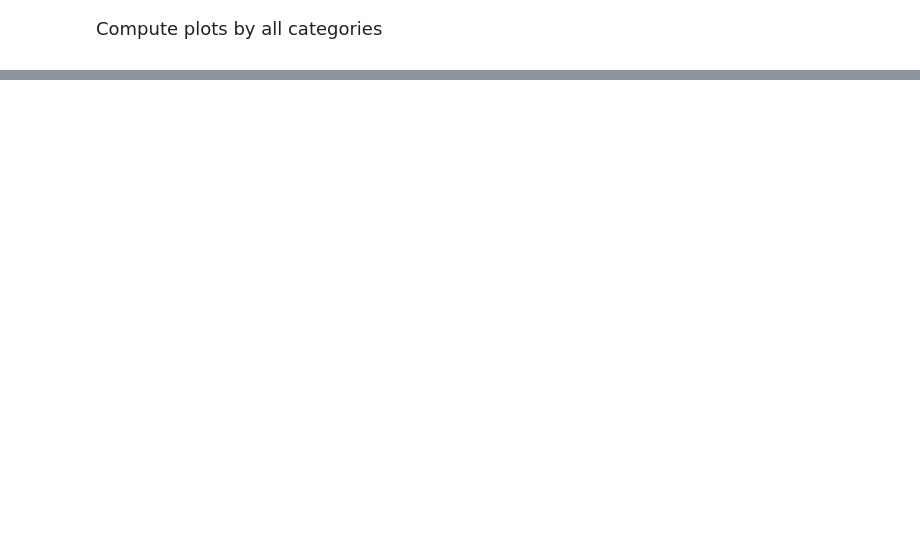
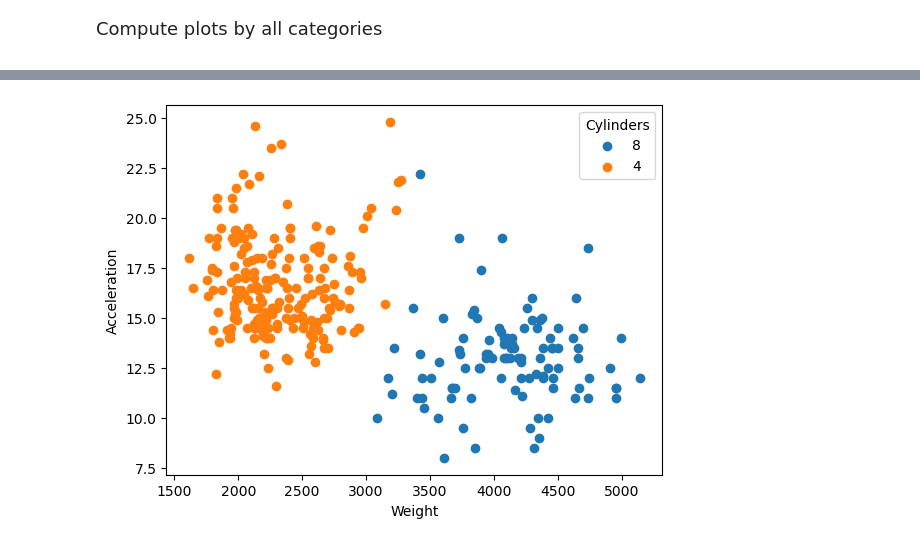
Before and after one commit to krisson381/datasci151spring2026, a Jupyter notebook: lecture_20/lecture_20a_pandas_operations copy.ipynb, the cells around one changed output, grey strips where cells are left out. Drawn from its saved outputs; the diff is of its cells as text; code cells hidden in the pictures; blank space fills up the shorter version.

````diff
--- a/lecture_20/lecture_20a_pandas_operations copy.ipynb
+++ b/lecture_20/lecture_20a_pandas_operations copy.ipynb
@@ -197,5 +320,19 @@
 ```python
     plt.hist(x = ..., alpha = 0.5)
 ```
+# %%
+df_8 = carfeatures.query("cylinders == 8")
+df_4 = carfeatures.query("cylinders == 4")
+
+plt.scatter(x = df_8["weight"],y = df_8["acceleration"])
+plt.scatter(x = df_4["weight"],y = df_4["acceleration"])
+plt.legend(labels = ["8","4"],
+           title  = "Cylinders")
+
+plt.xlabel("Weight")
+plt.ylabel("Acceleration")
+plt.show()
+# %% [output]
+[figure, added]
 # %%
 # your code here
````
Also changed, not shown: parts of 13 cells of this notebook, 2 other files.
